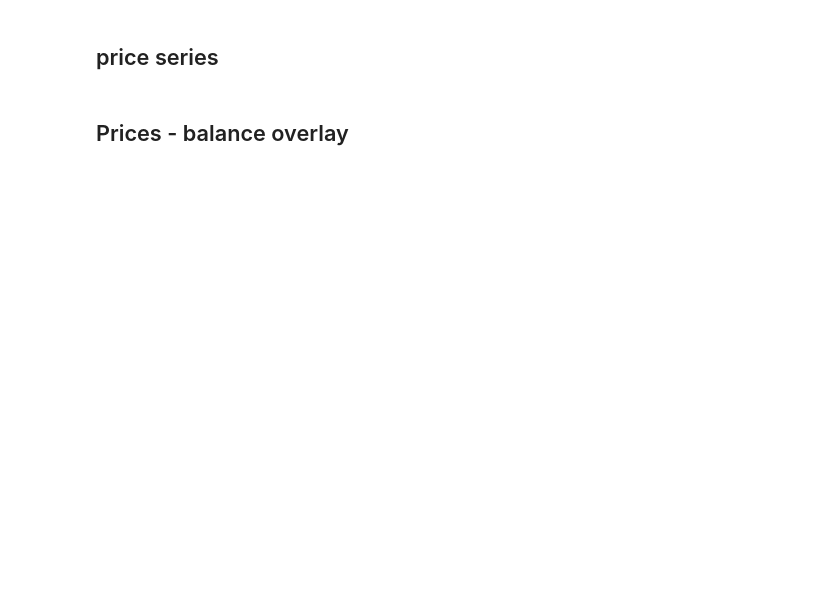
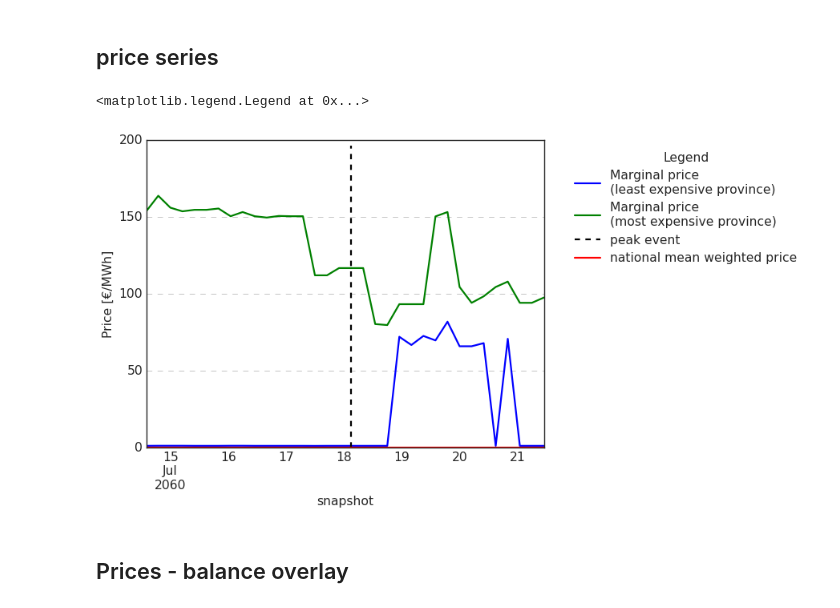
Before and after one commit to irr-github/PyPSA-China-PIK, a Jupyter notebook: workflow/notebooks/plot_network_summary.ipynb, the cells around one changed output. Saved outputs shown, nothing was run; the diff lists cells and outputs as text; code cells hidden in the pictures; blank space fills up the shorter version.

```diff
--- a/workflow/notebooks/plot_network_summary.ipynb
+++ b/workflow/notebooks/plot_network_summary.ipynb
@@ -649,6 +694,8 @@ with io.capture_output() as captured:
 # ax = marginal_price_series[order].plot(alpha=0.5, lw=2, legend=False, cmap="plasma")
 # weighed_prices.plot(ax = ax, lw=3, c="black", label = "weighted price avg", alpha =0.8, ls = "--")
 # ax.legend(  loc='upper left', bbox_to_anchor=(1, 1), ncols=2);
+# %%
+PROVINCE_NODE_MAP = n.buses.query("carrier=='AC'").province
 # %%
 from _plot_utilities import find_weeks_of_interest
 from constants import PROV_NAMES
@@ -656,36 +703,39 @@ from constants import PROV_NAMES
 winter_week, summer_week = find_weeks_of_interest(
     n, f"{PLANNING_YEAR}-04-01", f"{PLANNING_YEAR}-10-06"
 )
-marginal_price_series = n.buses_t["marginal_price"][PROV_NAMES]
+marginal_price_series = n.buses_t["marginal_price"][PROVINCE_NODE_MAP.index]
 prov_max_price_series = marginal_price_series.T.max()
 prov_min_price_series = marginal_price_series.T.min()
 spread = marginal_price_series.T.max() - marginal_price_series.T.min()
 load_ac = n.statistics.withdrawal(
     bus_carrier="AC", aggregate_time=False, groupby="location", comps="Load"
 )
 weighed_prices = (marginal_price_series.T.mul(load_ac) / load_ac.sum()).sum()
 
 
 ax = prov_min_price_series.loc[summer_week].plot(
     label="Marginal price\n(least expensive province)"
 )
 prov_max_price_series.loc[summer_week].plot(
     label="Marginal price\n(most expensive province)", ax=ax
 )
 # spread.loc[summer_week].plot(label = "Price spread", ax =ax, ls= "--")
 ax.set_ylabel("Price [€/MWh]")
 # ax.vlines(winter_week[len(winter_week)//2], 0,prov_max_price_series.max()*1.2, color="black", ls = "--", label="peak event")
 ax.vlines(
     summer_week[len(summer_week) // 2],
     0,
     prov_max_price_series.loc[summer_week].max() * 1.2,
     color="black",
     ls="--",
     label="peak event",
 )
 
 weighed_prices.loc[summer_week].plot(ax=ax, label="national mean weighted price")
 ax.legend(bbox_to_anchor=(1.05, 1), loc="upper left", title="Legend")
+# %% [output]
+<matplotlib.legend.Legend at 0x...>
+[figure, added]
 # %% [markdown]
 ## Prices - balance overlay
 # %%
```
Also changed, not shown: parts of 30 cells of this notebook, 1 other file.
